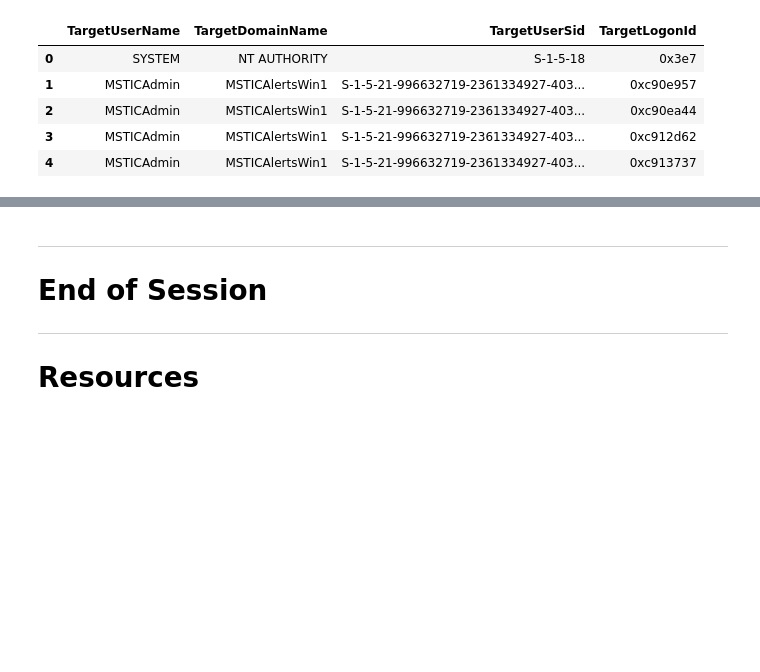
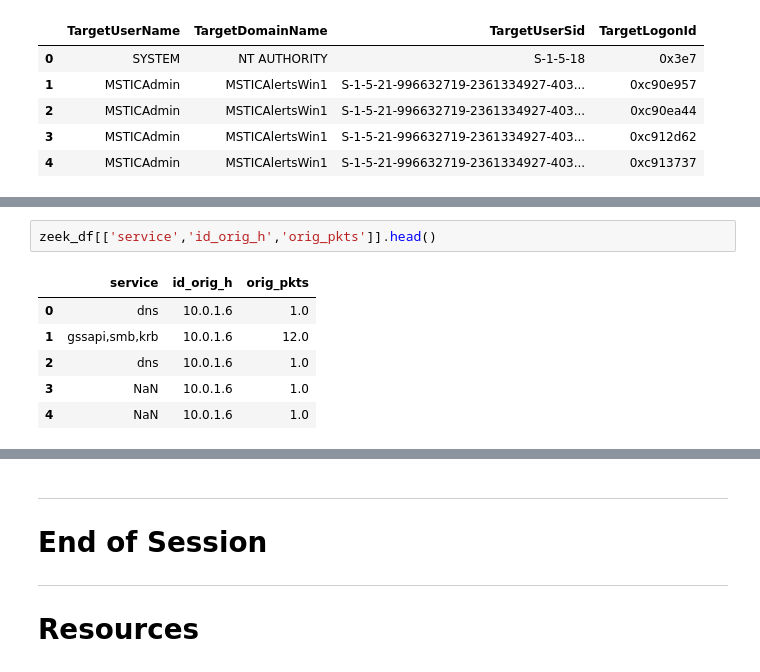
Before and after one commit to OTRF/infosec-jupyterthon, a Jupyter notebook: workshops/2021/day1/day1-3-Data-Analysis-with-Pandas Intro.ipynb, the cells around one changed output, grey strips where cells are left out. Drawn from its saved outputs; the diff is of its cells as text; blank space fills up the shorter version.

```diff
--- a/workshops/2021/day1/day1-3-Data-Analysis-with-Pandas Intro.ipynb
+++ b/workshops/2021/day1/day1-3-Data-Analysis-with-Pandas Intro.ipynb
@@ -1332,0 +1369,9 @@ pd.concat([df_col_1, df_col_2], axis="columns")
+# %%
+zeek_df[['service','id_orig_h','orig_pkts']].head()
+# %% [output]
+|  | service | id_orig_h | orig_pkts |
+| 0 | dns | 10.0.1.6 | 1.0 |
+| 1 | gssapi,smb,krb | 10.0.1.6 | 12.0 |
+| 2 | dns | 10.0.1.6 | 1.0 |
+| 3 | NaN | 10.0.1.6 | 1.0 |
+| 4 | NaN | 10.0.1.6 | 1.0 |
```
Also changed, not shown: parts of 17 cells of this notebook, 1 other file.
